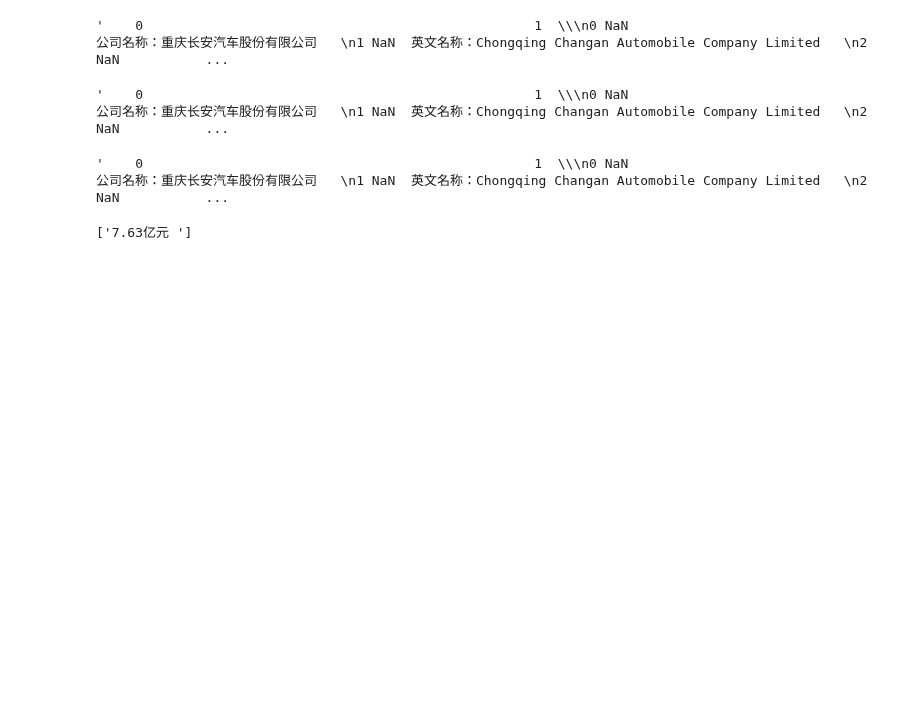
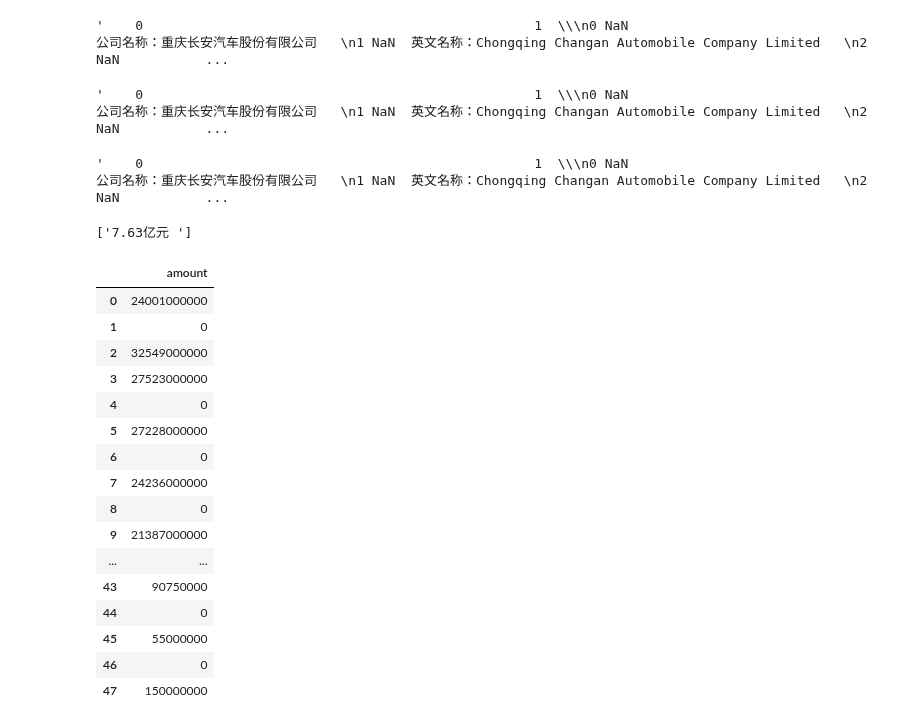
Before and after one commit to ysy2025/Quant, a Jupyter notebook: QuantPractice/jupyterTest/ods_stock_fenhong_his_full_tbl.ipynb, the cells around one changed output. Drawn from its saved outputs; the diff is of its cells as text; code cells hidden in the pictures; blank space fills up the shorter version.

```diff
--- a/QuantPractice/jupyterTest/ods_stock_fenhong_his_full_tbl.ipynb
+++ b/QuantPractice/jupyterTest/ods_stock_fenhong_his_full_tbl.ipynb
@@ -489,0 +492,36 @@ re.findall(r"实际募.*额|实际募资：(.*) \s", temp2)
+# %%
+def func(money):
+    if money == "--":
+        return 0
+    else:
+        foo = money.replace('万', 'e4').replace('亿', 'e8')
+        foo = eval(foo)
+        return int(foo)
+# %%
+div_df = ak.stock_fhps_detail_ths(symbol="600519")
+div_df.columns = ["report_date", "board_date", "share_date", "implement_date",
+                  "dividend_project", "register_date", "dividend_date", "amount",
+                  "process", "dividend_rate", "pre_tax_rate"]
+
+div_df = div_df[["amount"]]
+div_df["amount"] = div_df["amount"].map(func)
+# %%
+div_df
+# %% [output]
+|  | amount |
+| 0 | 24001000000 |
+| 1 | 0 |
+| 2 | 32549000000 |
+| 3 | 27523000000 |
+| 4 | 0 |
+| 5 | 27228000000 |
+| 6 | 0 |
+| 7 | 24236000000 |
+| 8 | 0 |
+| 9 | 21387000000 |
+| ... | ... |
+| 43 | 90750000 |
+| 44 | 0 |
+| 45 | 55000000 |
+| 46 | 0 |
+| 47 | 150000000 |
```
Also changed, not shown: parts of 19 cells of this notebook, 8 other files.
